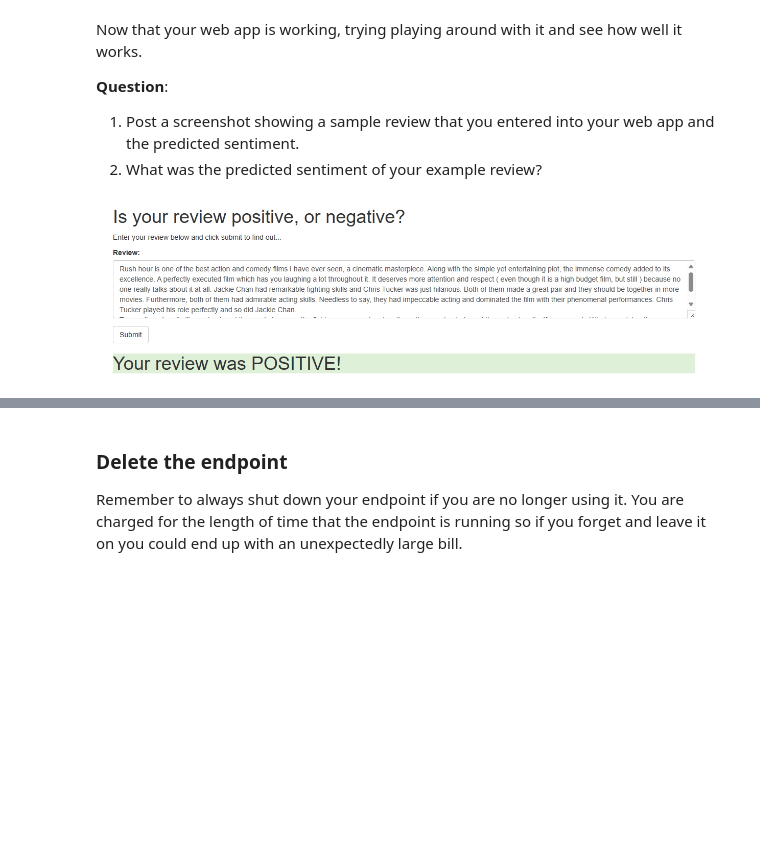
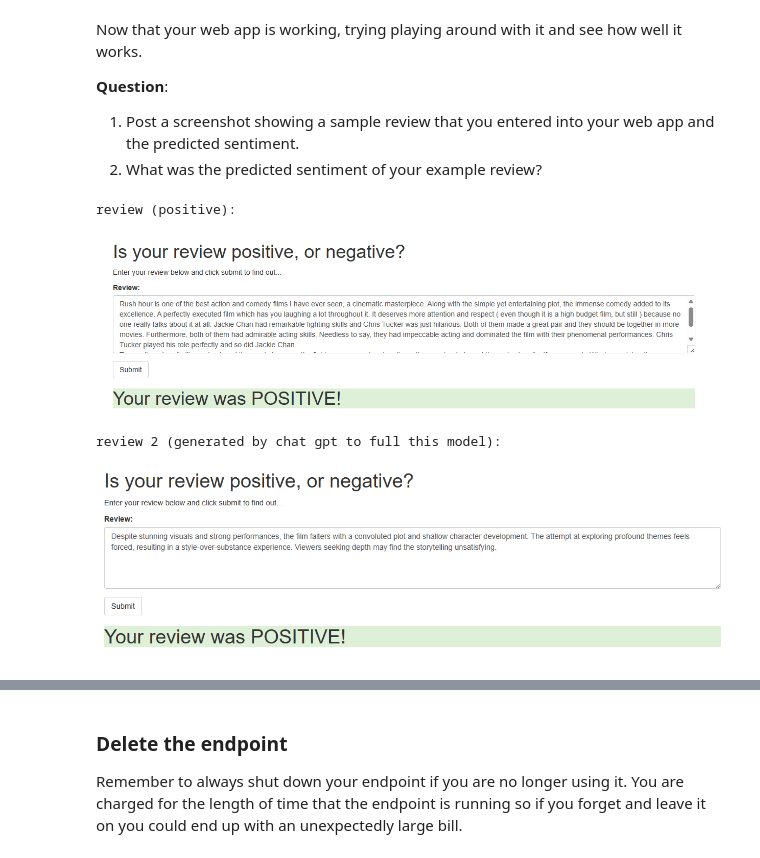
Before and after one commit to mbenmahdjoub/SentimentAnalysisAWSDeployment, a Jupyter notebook: SageMaker Project.ipynb, the cells around one changed output, grey strips where cells are left out. Cells and saved outputs as stored; diff of their text form; code cells hidden in the pictures; blank space fills up the shorter version.

Commit message:
Fixed the test_review, included more examples

```diff
--- a/SageMaker Project.ipynb
+++ b/SageMaker Project.ipynb
@@ -895,6 +896,14 @@ Now that your web app is working, trying playing around with it and see how well
 # %%
 # 1. Upload screenshot and run this cell to display it
 from IPython.display import Image
+print("review (positive):")
 Image(filename='./output.png') # change the screenshot filename
 # %% [output]
+review (positive):
 [figure]
+# %%
+print("review 2 (generated by chat gpt to full this model):")
+Image(filename='./output2.png')
+# %% [output]
+review 2 (generated by chat gpt to full this model):
+[figure, added]
```
Also changed, not shown: parts of 14 cells of this notebook, 1 other file.
